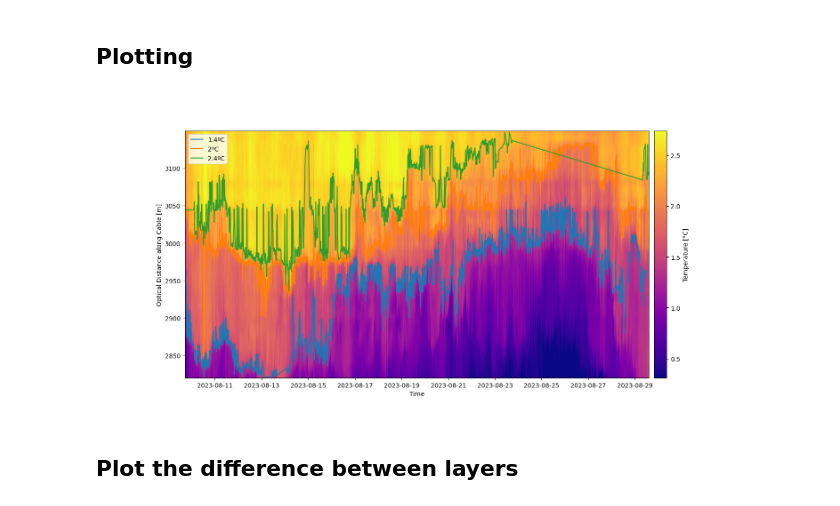
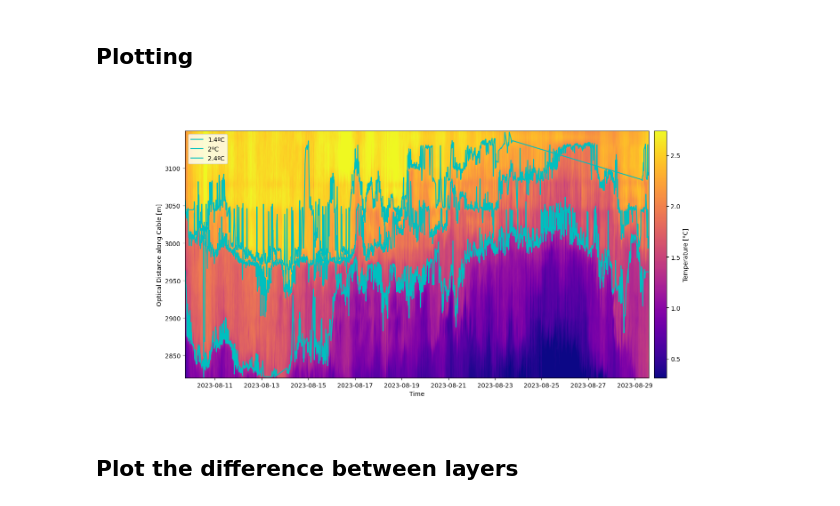
Before and after one commit to ericeberg3/UW_research, a Jupyter notebook: DTS_large_scale.ipynb, the cells around one changed output. Drawn from its saved outputs; the diff is of its cells as text; code cells hidden in the pictures.

```diff
--- a/DTS_large_scale.ipynb
+++ b/DTS_large_scale.ipynb
@@ -138,29 +138,29 @@ True
 # %%
 fig, ax = plt.subplots(figsize=(2.5*6.4,1.5*4.8))
 im1 = ax.imshow(filtered_arr.T, origin='lower',
            aspect='auto',
             extent=[plot_times_zoomed[0], plot_times_zoomed[-1],
                    plot_dists_zoomed[0], plot_dists_zoomed[-1]],
             cmap='plasma',
             vmin=np.percentile(filtered_arr[~np.isnan(filtered_arr)],1),
             vmax=np.percentile(filtered_arr[~np.isnan(filtered_arr)],99),
             )
 ax.set_ylabel('Optical Distance along Cable [m]')
 ax.set_xlabel('Time')
 # for i in range(len(contour_points[contour_values[i]]['t'])):
 #     for j in range(len(contour_points[contour_values[i]]['x'])):
 #         nexttinds =
 
-for i in range(len(contour_values)): plt.plot(plot_times_zoomed, contour_points_arr[i], '-')
+for i in range(len(contour_values)): plt.plot(plot_times_zoomed, contour_points_arr[i], '-', color='c')
 # plt.contour(plot_times_zoomed, plot_dists_zoomed, filtered_arr.T, contour_values)
 # ax.axvline(x=plot_times[sliceind])
 plt.legend(contour_values_legend)
 
 cbar = fig.colorbar(im1, pad=0.01)
 cbar.set_label('Temperature [°C]')
 plt.show()
 # %% [output]
-[figure, old version]
+[figure, new version]
 # %% [markdown]
 ## Plot the difference between layers
 # %%
```
Also changed, not shown: 3 other files.
